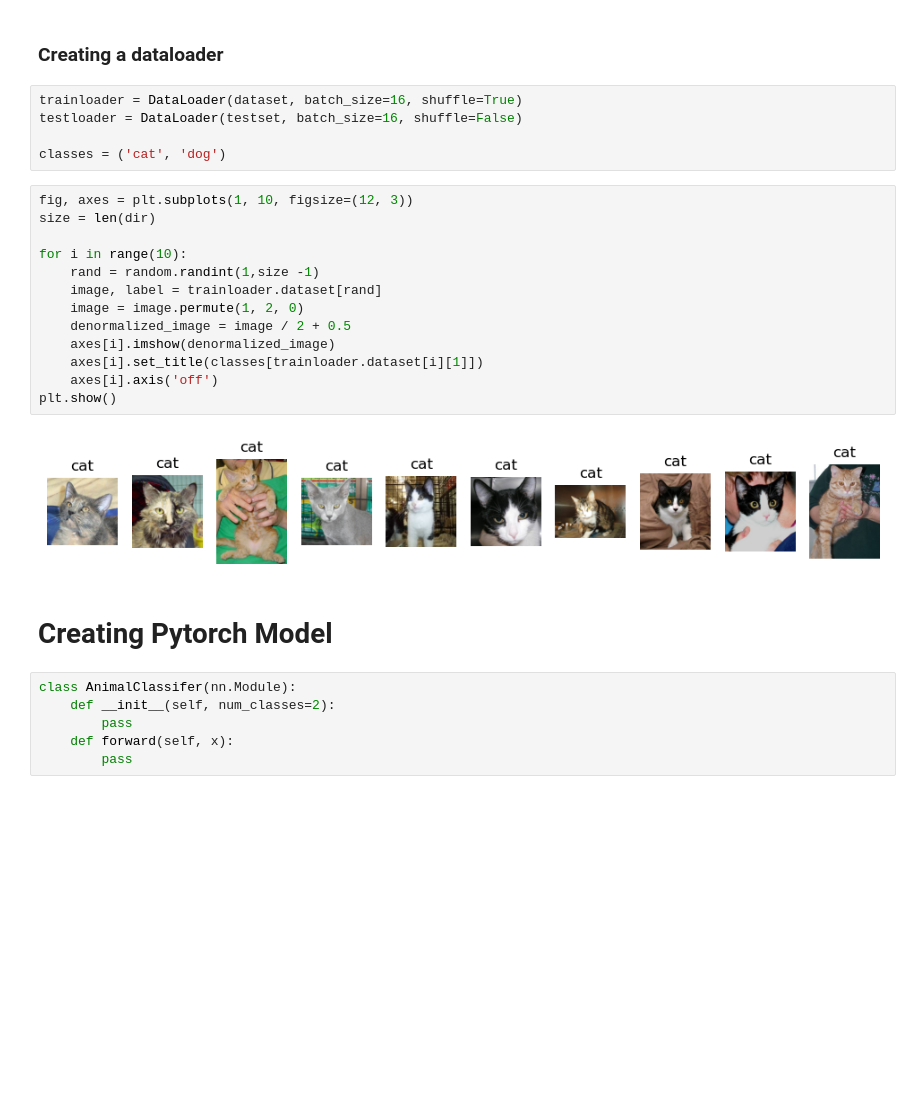
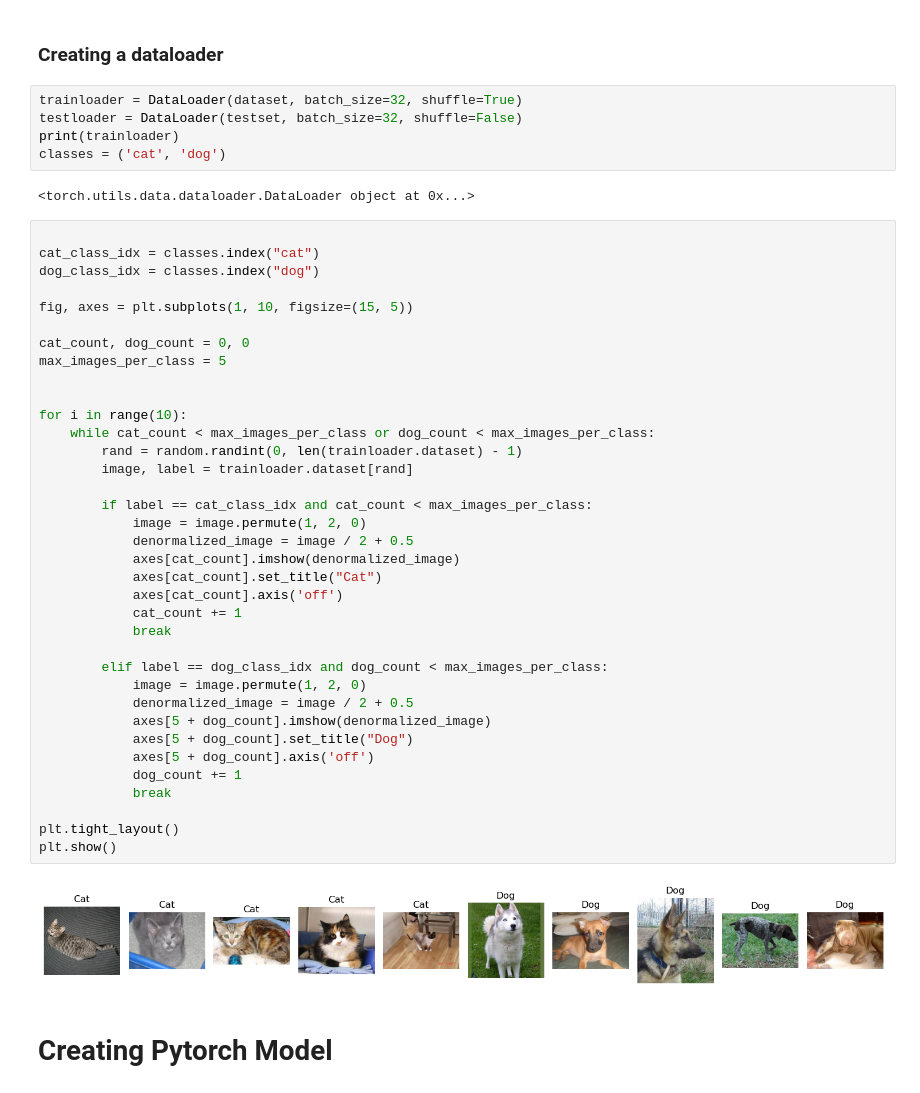
Before and after one commit to SheehanMaitra/Animal-Recognitions, a Jupyter notebook: ml/notebooks/train.ipynb, the cells around one changed output. Cells and saved outputs as stored; diff of their text form; blank space fills up the shorter version.

```diff
--- a/ml/notebooks/train.ipynb
+++ b/ml/notebooks/train.ipynb
@@ -65,30 +65,49 @@ testset = AnimalsDataset(test, transform=transform)
 # %% [markdown]
  ### Creating a dataloader
 # %%
-trainloader = DataLoader(dataset, batch_size=16, shuffle=True)
-testloader = DataLoader(testset, batch_size=16, shuffle=False)
-
+trainloader = DataLoader(dataset, batch_size=32, shuffle=True)
+testloader = DataLoader(testset, batch_size=32, shuffle=False)
+print(trainloader)
 classes = ('cat', 'dog')
+# %% [output]
+<torch.utils.data.dataloader.DataLoader object at 0x...>
 # %%
-fig, axes = plt.subplots(1, 10, figsize=(12, 3))
-size = len(dir)
+
+cat_class_idx = classes.index("cat")
+dog_class_idx = classes.index("dog")
+
+fig, axes = plt.subplots(1, 10, figsize=(15, 5))
+
+cat_count, dog_count = 0, 0
+max_images_per_class = 5
+
 
 for i in range(10):
-    rand = random.randint(1,size -1)
-    image, label = trainloader.dataset[rand]
-    image = image.permute(1, 2, 0)
-    denormalized_image = image / 2 + 0.5
-    axes[i].imshow(denormalized_image)
-    axes[i].set_title(classes[trainloader.dataset[i][1]])
-    axes[i].axis('off')
+    while cat_count < max_images_per_class or dog_count < max_images_per_class:
+        rand = random.randint(0, len(trainloader.dataset) - 1)
+        image, label = trainloader.dataset[rand]
+
+        if label == cat_class_idx and cat_count < max_images_per_class:
+            image = image.permute(1, 2, 0)
+            denormalized_image = image / 2 + 0.5
+            axes[cat_count].imshow(denormalized_image)
+            axes[cat_count].set_title("Cat")
+            axes[cat_count].axis('off')
+            cat_count += 1
+            break
+
+        elif label == dog_class_idx and dog_count < max_images_per_class:
+            image = image.permute(1, 2, 0)
+            denormalized_image = image / 2 + 0.5
+            axes[5 + dog_count].imshow(denormalized_image)
+            axes[5 + dog_count].set_title("Dog")
+            axes[5 + dog_count].axis('off')
+            dog_count += 1
+            break
+
+plt.tight_layout()
 plt.show()
 # %% [output]
-[figure, old version]
+[figure, new version]
 # %% [markdown]
 # Creating Pytorch Model
-# %%
-class AnimalClassifer(nn.Module):
-    def __init__(self, num_classes=2):
-        pass
-    def forward(self, x):
-        pass
```
Also changed, not shown: parts of 3 cells of this notebook.
